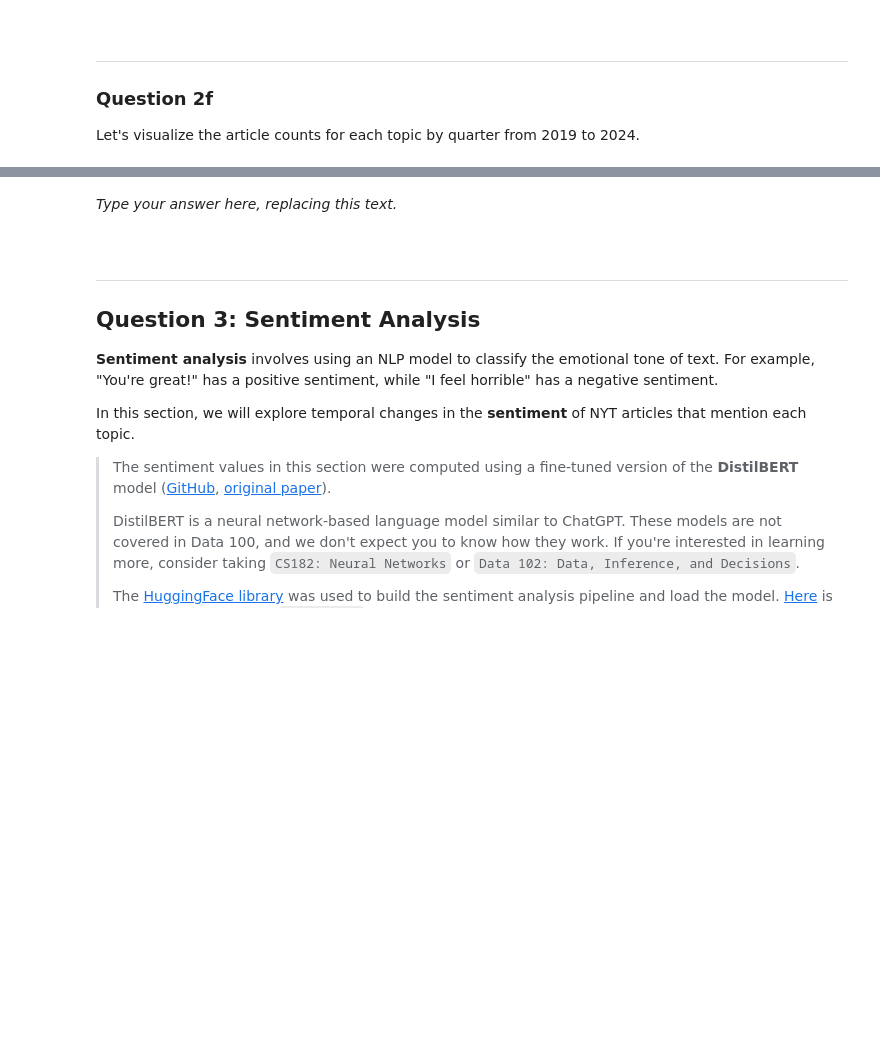
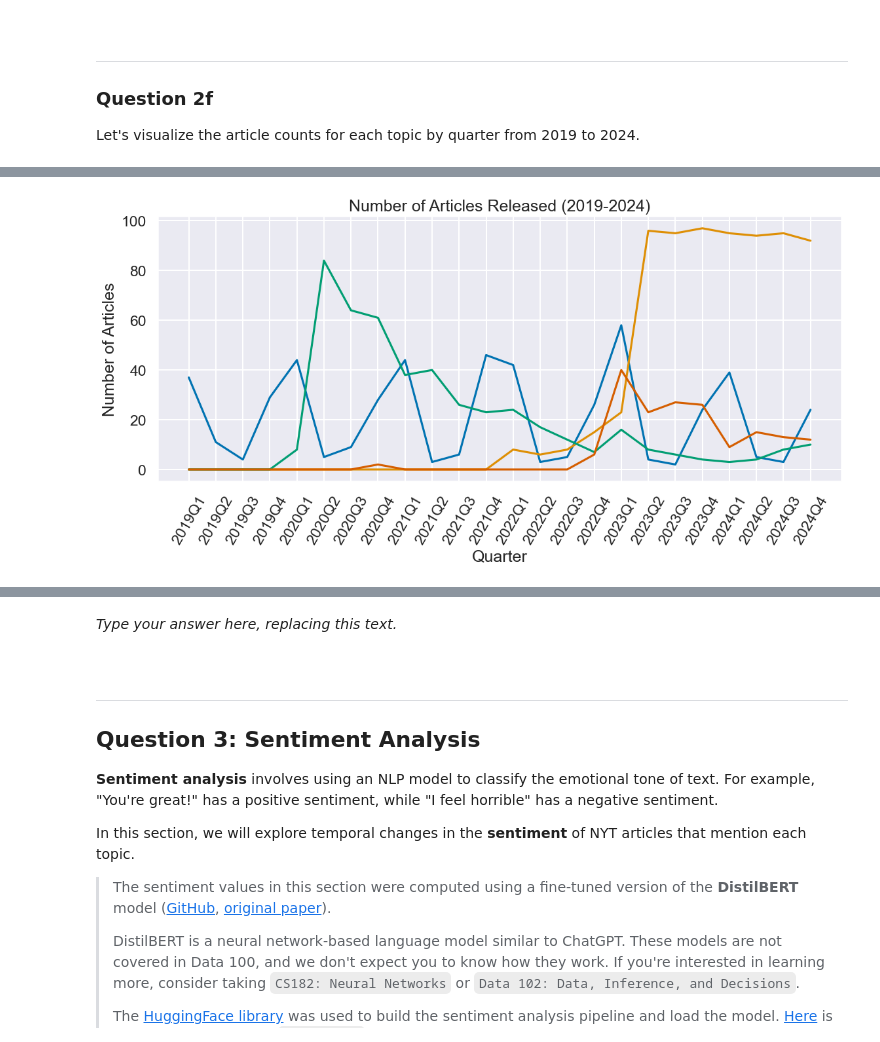
Before and after one commit to wkKarry/Data100_SP25, a Jupyter notebook: hw/hw03/hw03.ipynb, the cells around one changed output, grey strips where cells are left out. Saved outputs shown, nothing was run; the diff lists cells and outputs as text; code cells hidden in the pictures; blank space fills up the shorter version.

```diff
--- a/hw/hw03/hw03.ipynb
+++ b/hw/hw03/hw03.ipynb
@@ -223,0 +261,3 @@ news_df_dates = ...
+# %%
+news_df_dates = news_df.merge(dates,left_index=True,right_index=True)
+news_df_dates
@@ -241,0 +296,5 @@ Do not hardcode the conversion from month to quarter (e.g., using the dictionary
+# %%
+year_str = news_df_dates['Year'].astype(str)
+quarter_str = np.ceil(news_df_dates['Month']/3).astype(int).astype(str)
+news_df_dates['Quarter'] = year_str+'Q'+quarter_str
+news_df_dates
@@ -348,0 +434,8 @@ news_df_dates.head(1)
+# %%
+N = r'(\bNew Years?\b)'
+W = r'(\bWordle\b)'
+Z = r'(\bZoom\b)'
+G = r'([a-zA-Z]+-?GPT)|(GPT-\d{1}[a-zA-Z]?)'
+for i in ['New Year', 'Wordle', 'Zoom', 'GPT Model']:
+    news_df_dates[i]=news_df_dates['lead_paragraph'].str.count(eval(i[0]))
+news_df_dates.head(1)
@@ -366,8 +464,9 @@ Create a new `DataFrame` called `topic_mentions` with the following characterist
 **Hint**: Define a helper function `num_mentioned(ser)`, which takes a `Series` object `ser` and returns the number of entries in `ser` that are larger than `0`.
 # %%
 topics = ["New Year", "Wordle", "Zoom", "GPT Model"]
-
-...
+def num_mentioned(ser) :
+    return len(ser[ser!=0])
+topic_mentions = news_df_dates.groupby('Quarter').agg(num_mentioned)[topics]
 
 # Year 2023 records
 topic_mentions[16:20]
@@ -393,18 +501,20 @@ Using `sns.lineplot` ([documentation](https://seaborn.pydata.org/generated/seabo
 # %%
 plt.figure(figsize=(12, 5)) # DO NOT MODIFY
 
 for topic in topics:
-    ...
+    sns.lineplot(topic_mentions[topic])
 
 # DO NOT MODIFY THE CODE BELOW
 # If your solution above is correct, running this cell should produce the plot above.
 plt.xticks(rotation=60)
 plt.yticks()
 plt.ylabel("Number of Articles")
 plt.xlabel("Quarter")
 plt.title("Number of Articles Released (2019-2024)")
 plt.gcf().set_facecolor('white')
 plt.show()
+# %% [output]
+[figure, added]
 # %% [markdown]
 <!-- END QUESTION -->
 
```
Also changed, not shown: parts of 51 cells of this notebook, 6 other files.
